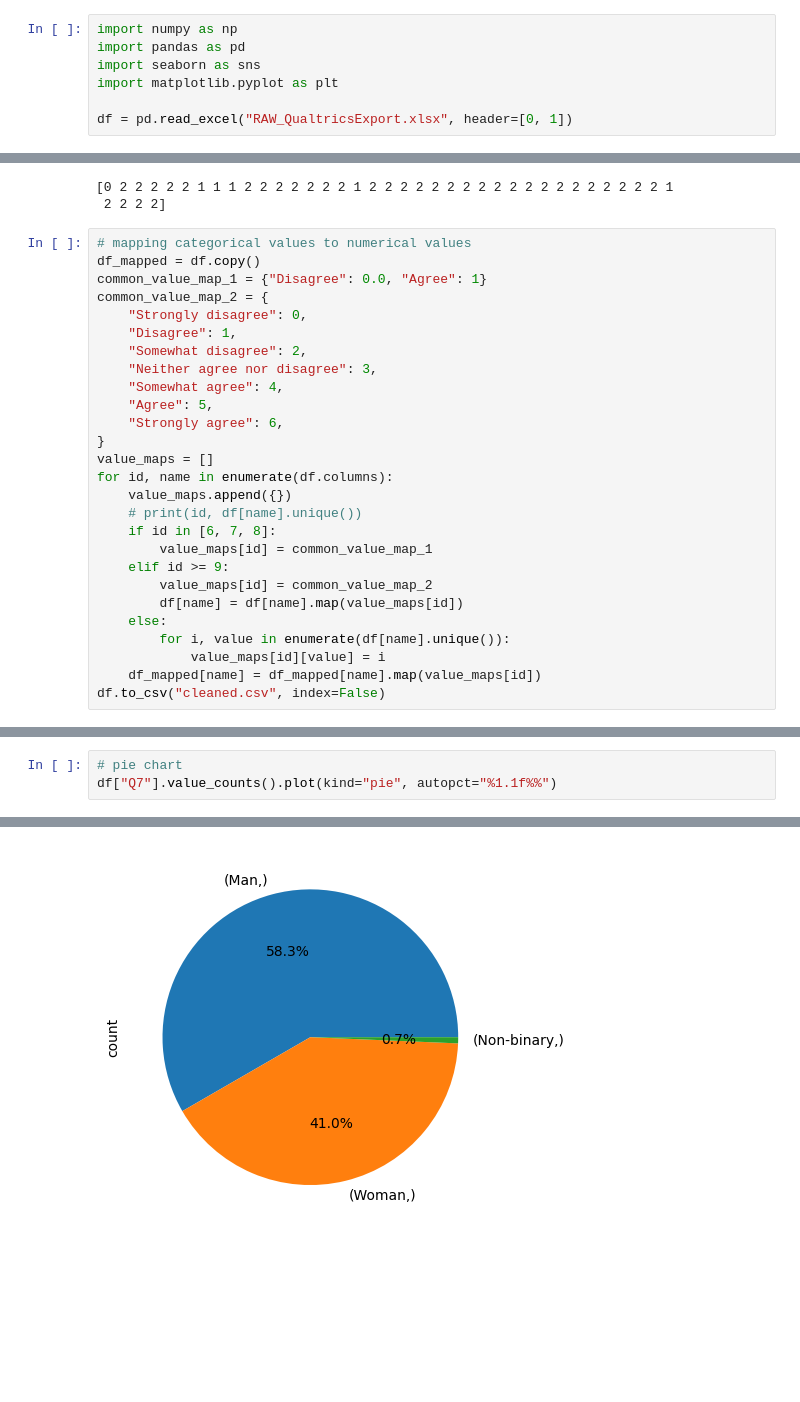
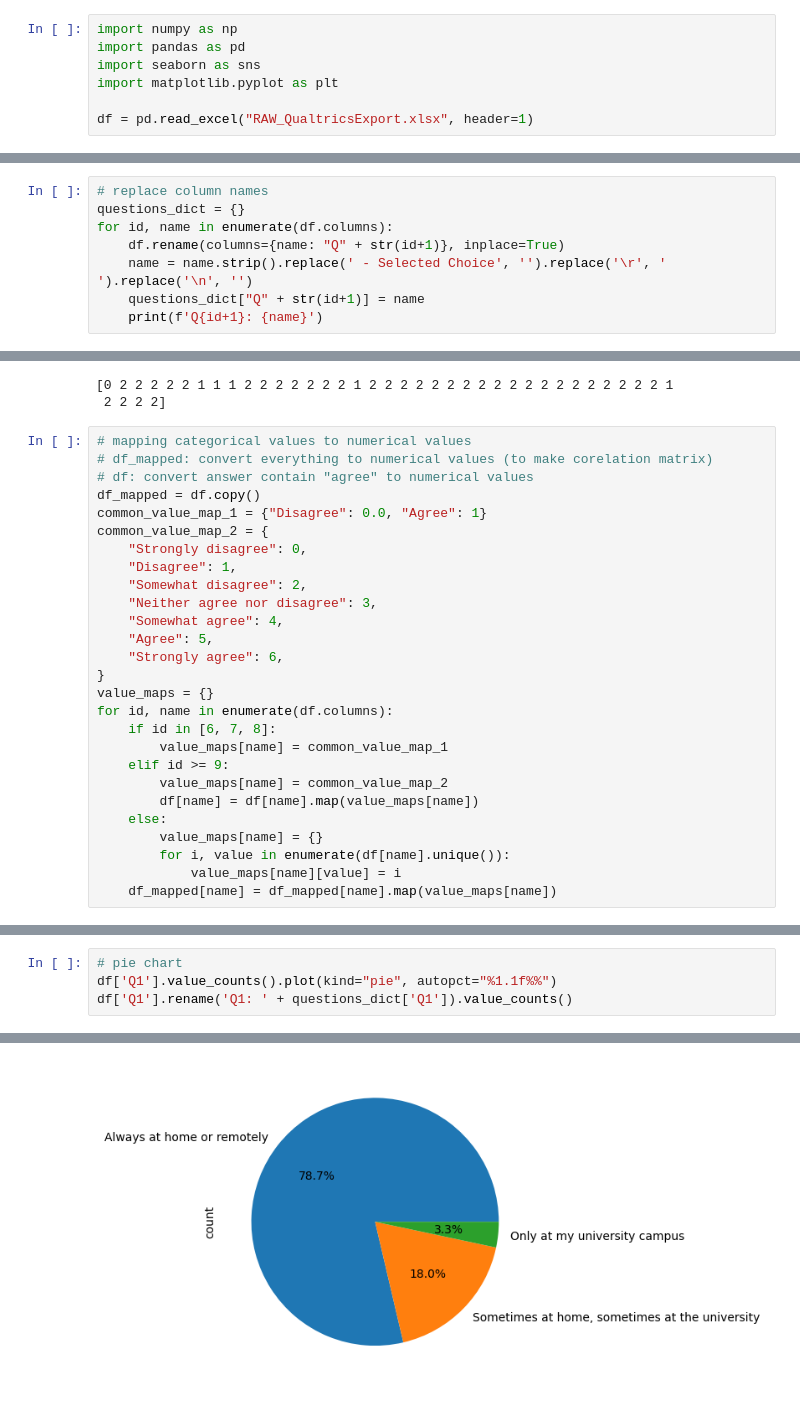
Before and after one commit to UGisBusy/RemoteEducationAnalysis, a Jupyter notebook: anal.ipynb, the cells around one changed output, grey strips where cells are left out. Cells and saved outputs as stored; diff of their text form; blank space fills up the shorter version.

```diff
--- a/anal.ipynb
+++ b/anal.ipynb
@@ -4,4 +4,4 @@ import pandas as pd
 import seaborn as sns
 import matplotlib.pyplot as plt
 
-df = pd.read_excel("RAW_QualtricsExport.xlsx", header=[0, 1])
+df = pd.read_excel("RAW_QualtricsExport.xlsx", header=1)
@@ -98,0 +55,8 @@ for id, name in enumerate(df.columns):
+# %%
+# replace column names
+questions_dict = {}
+for id, name in enumerate(df.columns):
+    df.rename(columns={name: "Q" + str(id+1)}, inplace=True)
+    name = name.strip().replace(' - Selected Choice', '').replace('\r', ' ').replace('\n', '')
+    questions_dict["Q" + str(id+1)] = name
+    print(f'Q{id+1}: {name}')
@@ -106,6 +88,8 @@ df = df.dropna()
  2 2 2 2]
 # %%
 # mapping categorical values to numerical values
+# df_mapped: convert everything to numerical values (to make corelation matrix)
+# df: convert answer contain "agree" to numerical values
 df_mapped = df.copy()
 common_value_map_1 = {"Disagree": 0.0, "Agree": 1}
 common_value_map_2 = {
@@ -117,20 +101,18 @@ common_value_map_2 = {
     "Agree": 5,
     "Strongly agree": 6,
 }
-value_maps = []
+value_maps = {}
 for id, name in enumerate(df.columns):
-    value_maps.append({})
-    # print(id, df[name].unique())
     if id in [6, 7, 8]:
-        value_maps[id] = common_value_map_1
+        value_maps[name] = common_value_map_1
     elif id >= 9:
-        value_maps[id] = common_value_map_2
-        df[name] = df[name].map(value_maps[id])
+        value_maps[name] = common_value_map_2
+        df[name] = df[name].map(value_maps[name])
     else:
+        value_maps[name] = {}
         for i, value in enumerate(df[name].unique()):
-            value_maps[id][value] = i
-    df_mapped[name] = df_mapped[name].map(value_maps[id])
-df.to_csv("cleaned.csv", index=False)
+            value_maps[name][value] = i
+    df_mapped[name] = df_mapped[name].map(value_maps[name])
 # %%
 # correlation heatmap
 plt.figure(figsize=(30, 30))
@@ -142,4 +123,5 @@ plt.show()
 # %%
 # pie chart
-df["Q7"].value_counts().plot(kind="pie", autopct="%1.1f%%")
+df['Q1'].value_counts().plot(kind="pie", autopct="%1.1f%%")
+df['Q1'].rename('Q1: ' + questions_dict['Q1']).value_counts()
 # %% [output]
@@ -147 +133 @@ df["Q7"].value_counts().plot(kind="pie", autopct="%1.1f%%")
-[figure, old version]
+[figure, new version]
```
Also changed, not shown: parts of 25 cells of this notebook, 4 other files.
